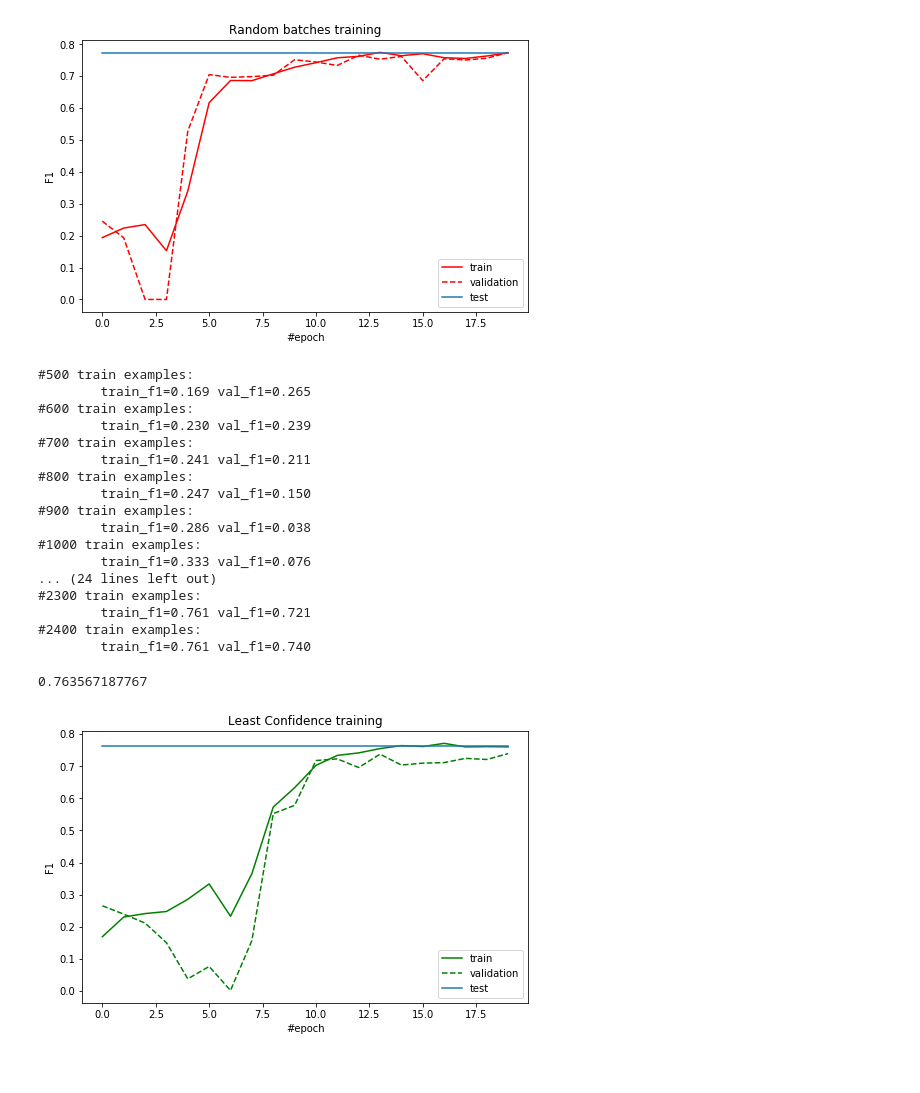
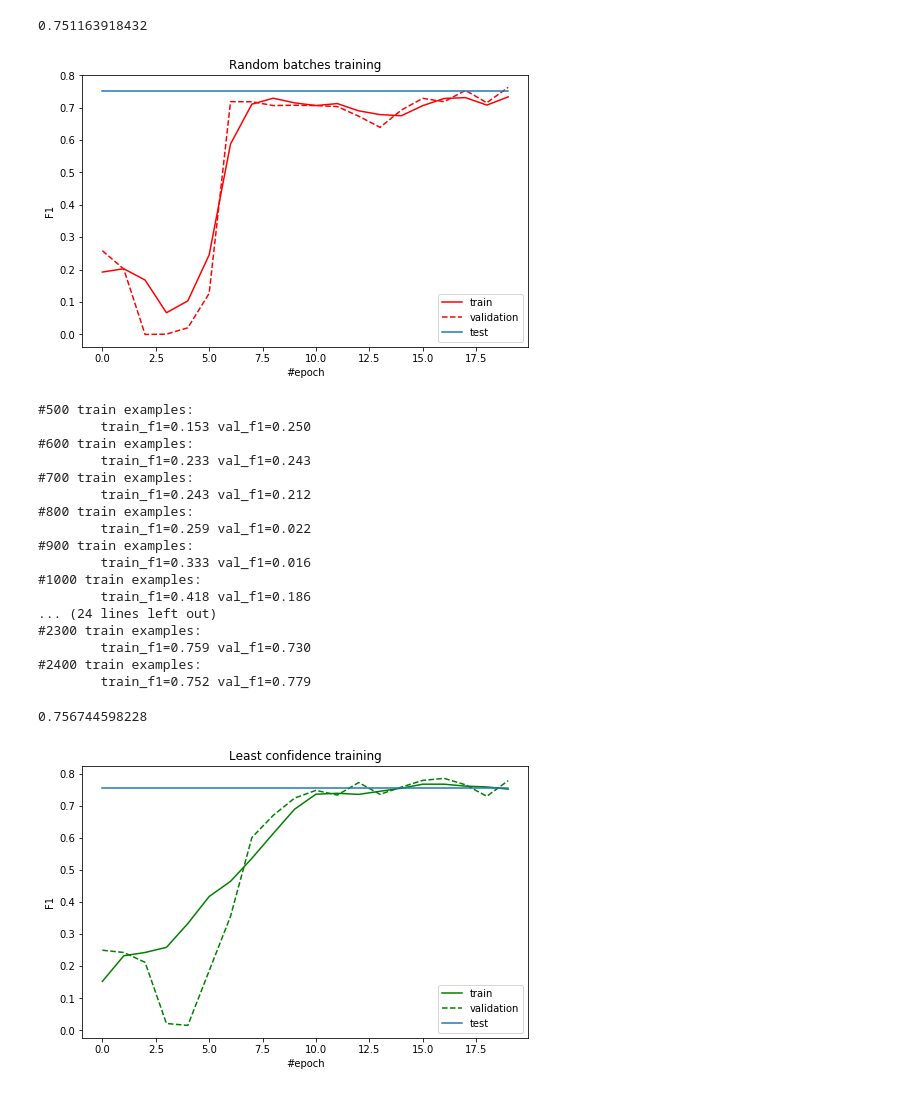
Before and after one commit to ashysheya/Skoltech_ML_Project, a Jupyter notebook: active_learning.ipynb, the cells around one changed output. Saved outputs shown, nothing was run; the diff lists cells and outputs as text; code cells hidden in the pictures.

```diff
--- a/active_learning.ipynb
+++ b/active_learning.ipynb
@@ -212,7 +212,7 @@ test_encoded_symbols, test_encoded_tokens, test_encoded_labels = \
         test_labels, codes=(symbol_codes, token_codes, label_codes),
         dimensions=(sentence_dimension, token_dimension))
 # %%
-#word2vec = load_word2vec()
+word2vec = load_word2vec()
 token_embeddings_tensor = build_token_embeddings_tensor(token_codes, word2vec, 300)
 
 model = NERTagger(unique_symbols_count, unique_labels_count, token_dimension,
@@ -325,6 +325,8 @@ for epoch in range(epochs_count):
 # %%
 test_f1 = get_f1(model, label_codes, test_encoded_symbols, test_encoded_tokens,
                  test_encoded_labels, unique_labels_count)
+
+print(test_f1)
 
 plt.figure(figsize=(8, 5))
 plt.plot([x['train'] for x in rb_epoch_f1s], 'r', label='train')
@@ -336,7 +338,8 @@ plt.xlabel('#epoch')
 plt.legend()
 plt.show()
 # %% [output]
+0.751163918432
-[figure, old version]
+[figure, new version]
 # %%
 token_embeddings_tensor = build_token_embeddings_tensor(token_codes, word2vec, 300)
 
@@ -372,9 +375,11 @@ def get_indices_sorted_by_confidence(model, start_index, encoded_symbols, encode
         for tokens, labels, label_logprobs in zip(batch_encoded_tokens, batch_encoded_labels,
                                                   predicted_label_logprobs):
 
-            sequence_indices = np.arange(len(label_logprobs))
-            true_label_logprobs = label_logprobs[sequence_indices, labels]
-            example_confidences.append(true_label_logprobs.mean())
+            #sequence_indices = np.arange(len(label_logprobs))
+            #max_label_logprobs = label_logprobs[sen]
+            #true_label_logprobs = label_logprobs[sequence_indices, labels]
+            #example_confidences.append(true_label_logprobs.mean())
+            example_confidences.append(label_logprobs.max(axis=1).mean())
 
     example_confidences = np.array(example_confidences)
 
@@ -523,40 +528,40 @@ for epoch in range(epochs_count):
     al_train_data_size += al_batch_size
 # %% [output]
 #500 train examples:
-        train_f1=0.169 val_f1=0.265
+        train_f1=0.153 val_f1=0.250
 #600 train examples:
-        train_f1=0.230 val_f1=0.239
+        train_f1=0.233 val_f1=0.243
 #700 train examples:
-        train_f1=0.241 val_f1=0.211
+        train_f1=0.243 val_f1=0.212
 #800 train examples:
-        train_f1=0.247 val_f1=0.150
+        train_f1=0.259 val_f1=0.022
 #900 train examples:
-        train_f1=0.286 val_f1=0.038
+        train_f1=0.333 val_f1=0.016
 #1000 train examples:
-        train_f1=0.333 val_f1=0.076
+        train_f1=0.418 val_f1=0.186
 ... (24 lines left out)
 #2300 train examples:
-        train_f1=0.761 val_f1=0.721
+        train_f1=0.759 val_f1=0.730
 #2400 train examples:
-        train_f1=0.761 val_f1=0.740
+        train_f1=0.752 val_f1=0.779
 # %%
 test_f1 = get_f1(model, label_codes, test_encoded_symbols, test_encoded_tokens,
                  test_encoded_labels, unique_labels_count)
 
 print(test_f1)
 
 plt.figure(figsize=(8, 5))
 plt.plot([x['train'] for x in lc_epoch_f1s], 'g', label='train')
 plt.plot([x['val'] for x in lc_epoch_f1s], 'g--', label='validation')
 plt.plot(np.ones(len(lc_epoch_f1s))*test_f1, label='test')
-plt.title('Random batches training')
+plt.title('Least confidence training')
 plt.ylabel('F1')
 plt.xlabel('#epoch')
 plt.legend()
 plt.show()
 # %% [output]
-0.763567187767
+0.756744598228
-[figure, old version]
+[figure, new version]
 # %%
 token_embeddings_tensor = build_token_embeddings_tensor(token_codes, word2vec, 300)
 
```
Also changed, not shown: parts of 4 cells of this notebook.
